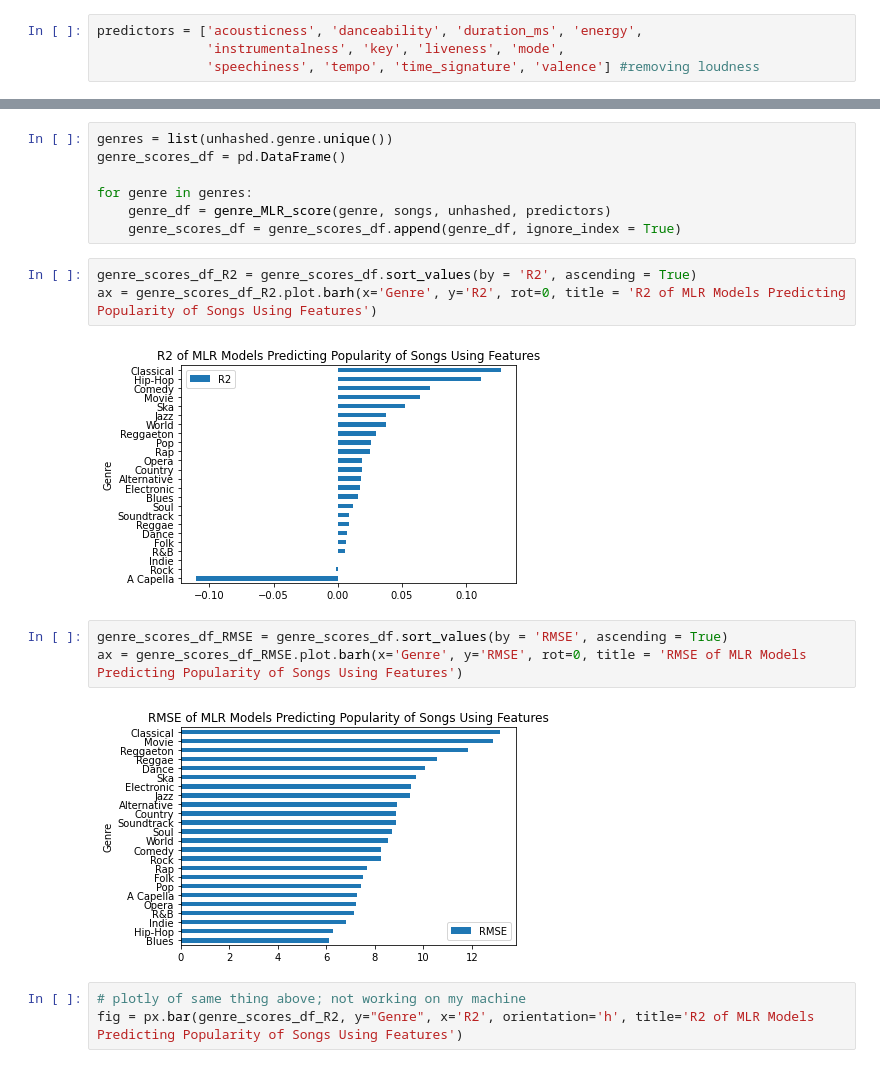
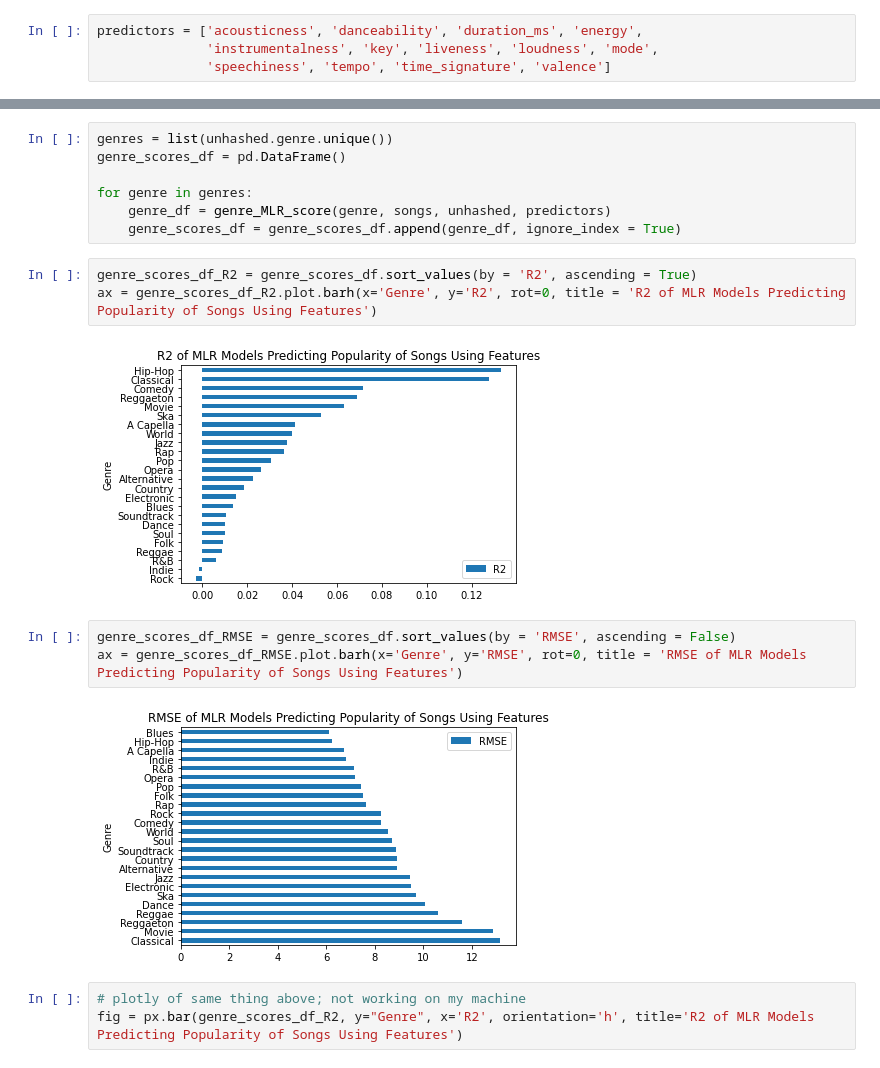
Before and after one commit to ian-gascon/cuddly-waffle, a Jupyter notebook: src/MLR_Annie.ipynb, the cells around one changed output, grey strips where cells are left out. Drawn from its saved outputs; the diff is of its cells as text.

```diff
--- a/src/MLR_Annie.ipynb
+++ b/src/MLR_Annie.ipynb
@@ -121,8 +121,8 @@ print(unhashed.head()) #Original Columns
 ### Feature Selection
 # %%
 predictors = ['acousticness', 'danceability', 'duration_ms', 'energy',
-              'instrumentalness', 'key', 'liveness', 'mode',
-              'speechiness', 'tempo', 'time_signature', 'valence'] #removing loudness
+              'instrumentalness', 'key', 'liveness', 'loudness', 'mode',
+              'speechiness', 'tempo', 'time_signature', 'valence']
 # %%
 len(predictors)
 # %% [output]
@@ -228,12 +246,12 @@ for genre in genres:
 genre_scores_df_R2 = genre_scores_df.sort_values(by = 'R2', ascending = True)
 ax = genre_scores_df_R2.plot.barh(x='Genre', y='R2', rot=0, title = 'R2 of MLR Models Predicting Popularity of Songs Using Features')
 # %% [output]
-[figure, old version]
+[figure, new version]
 # %%
-genre_scores_df_RMSE = genre_scores_df.sort_values(by = 'RMSE', ascending = True)
+genre_scores_df_RMSE = genre_scores_df.sort_values(by = 'RMSE', ascending = False)
 ax = genre_scores_df_RMSE.plot.barh(x='Genre', y='RMSE', rot=0, title = 'RMSE of MLR Models Predicting Popularity of Songs Using Features')
 # %% [output]
-[figure, old version]
+[figure, new version]
 # %%
 # plotly of same thing above; not working on my machine
 fig = px.bar(genre_scores_df_R2, y="Genre", x='R2', orientation='h', title='R2 of MLR Models Predicting Popularity of Songs Using Features')
```
Also changed, not shown: parts of 9 cells of this notebook, 1 other file.
